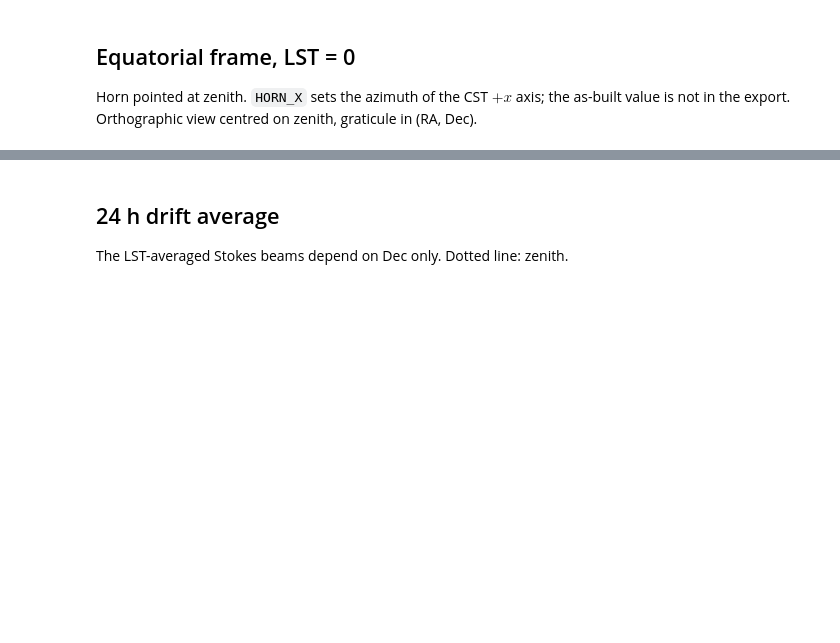
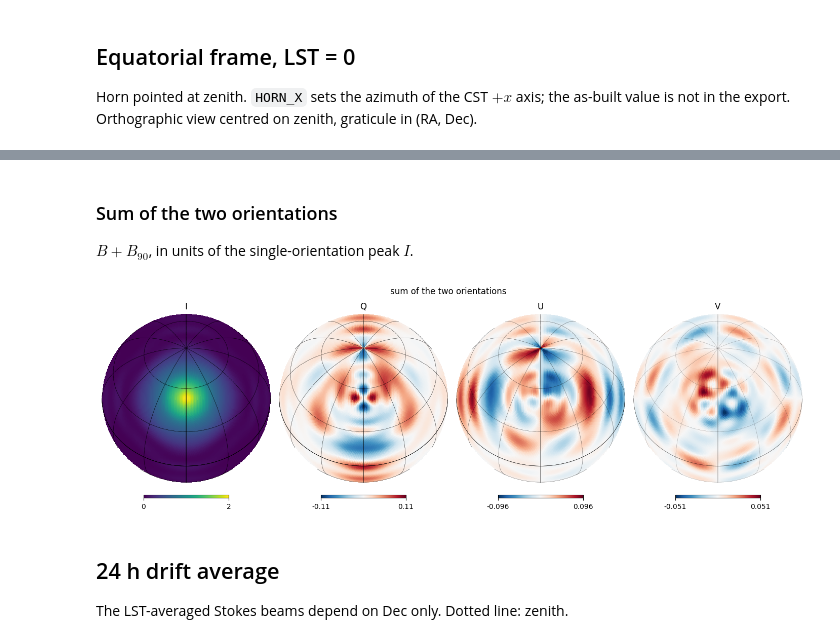
Before and after one commit to zzhang0123/TIBEC, a Jupyter notebook: examples/rhino_full_stokes_beam.ipynb, the cells around one changed output, grey strips where cells are left out. Drawn from its saved outputs; the diff is of its cells as text; code cells hidden in the pictures; blank space fills up the shorter version.

```diff
--- a/examples/rhino_full_stokes_beam.ipynb
+++ b/examples/rhino_full_stokes_beam.ipynb
@@ -85,3 +104,11 @@ The far-field object has been initialized!
+# %% [markdown]
+### Sum of the two orientations
+
+$B + B_{90}$, in units of the single-orientation peak $I$.
+# %%
+show_stokes(B + B90, "sum of the two orientations")
+# %% [output]
+[figure, added]
 # %% [markdown]
 ## 24 h drift average
 
```
Also changed, not shown: parts of 3 cells of this notebook.
